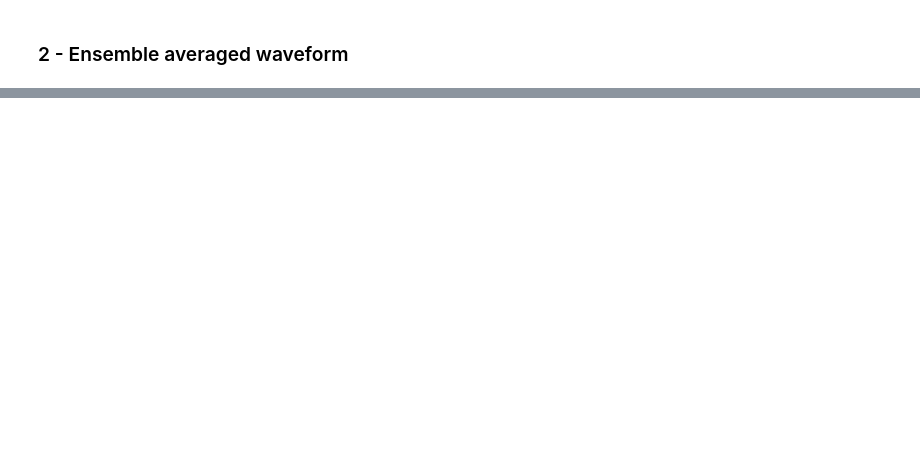
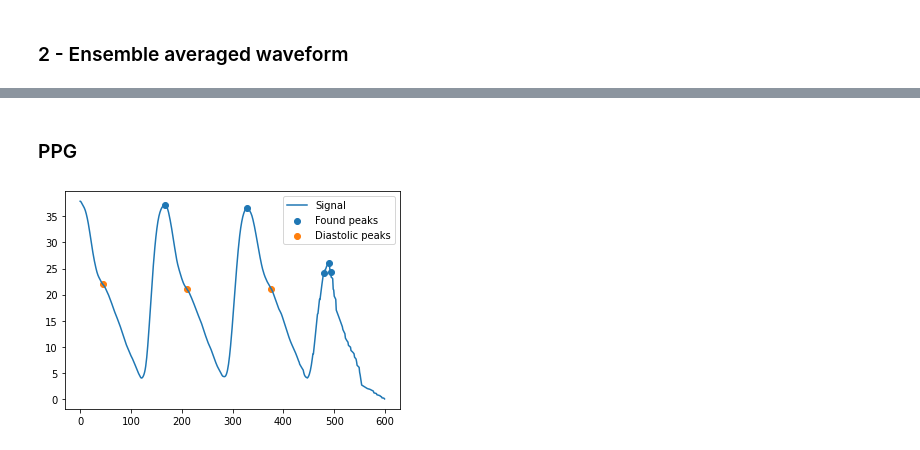
Before and after one commit to Juoksuorava/Health-Wearables-2021, a Jupyter notebook: Analysis Exercise 3/analysis_exercise_3.ipynb, the cells around one changed output, grey strips where cells are left out. Cells and saved outputs as stored; diff of their text form; code cells hidden in the pictures; blank space fills up the shorter version.

```diff
--- a/Analysis Exercise 3/analysis_exercise_3.ipynb
+++ b/Analysis Exercise 3/analysis_exercise_3.ipynb
@@ -98,0 +174,18 @@ ensemble_average(ecg_sliced)
+# %% [markdown]
+### PPG
+# %%
+# Diastolic peak
+peaks = find_peaks(ppg_average, height = 20)
+
+
+
+missing_peaks = [45, 210, 375]
+missing_values = [22, 21, 21]
+
+plt.plot(np.arange(0,len(ppg_average)), ppg_average)
+plt.scatter(peaks[0], peaks[1]["peak_heights"])
+plt.scatter(missing_peaks, missing_values)
+plt.legend(["Signal", "Found peaks", "Diastolic peaks"])
+plt.show()
+# %% [output]
+[figure, added]
```
Also changed, not shown: parts of 10 cells of this notebook.
